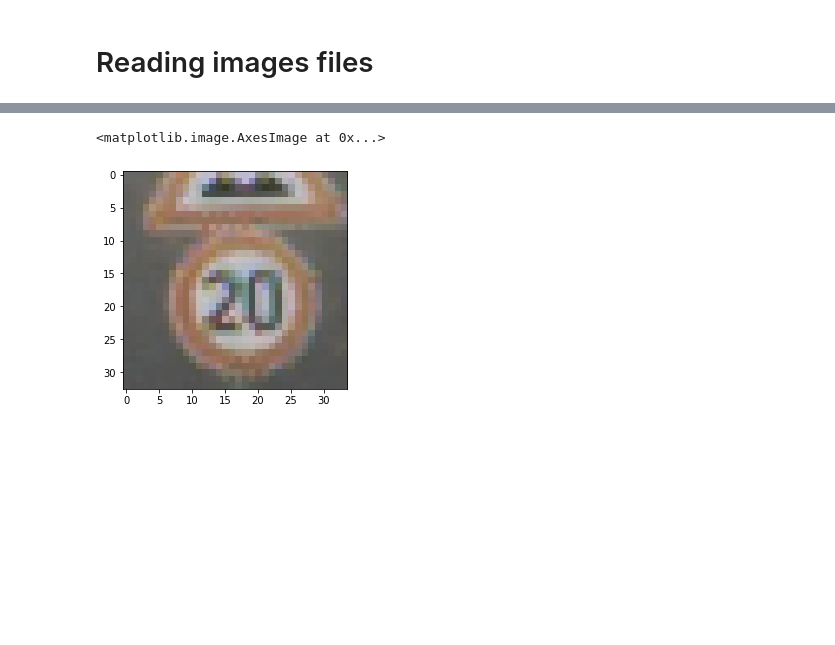
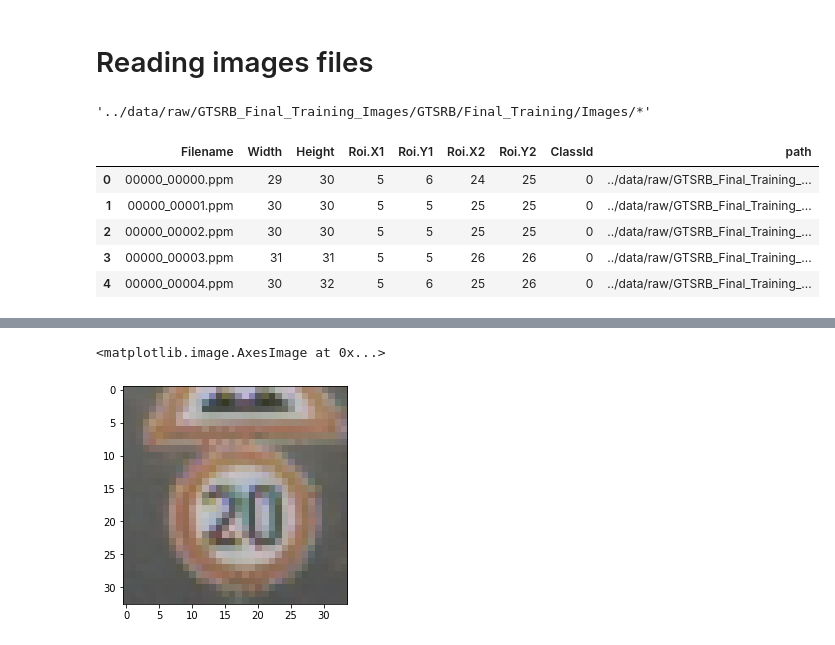
Before and after one commit to CISLos/hands-on-2022, a Jupyter notebook: notebooks/Reading_images.ipynb, the cells around one changed output, grey strips where cells are left out. Cells and saved outputs as stored; diff of their text form; code cells hidden in the pictures; blank space fills up the shorter version.

```diff
--- a/notebooks/Reading_images.ipynb
+++ b/notebooks/Reading_images.ipynb
@@ -5,0 +17,4 @@ import matplotlib.pyplot as plt
+# %%
+os.path.dirname(TRAINING_CSV_PATH)
+# %% [output]
+'../data/raw/GTSRB_Final_Training_Images/GTSRB/Final_Training/Images/*'
@@ -5,0 +71,10 @@ import matplotlib.pyplot as plt
+# %%
+images_df = build_images_database(TRAINING_CSV_PATH)
+images_df.head()
+# %% [output]
+|  | Filename | Width | Height | Roi.X1 | Roi.Y1 | Roi.X2 | Roi.Y2 | ClassId | path |
+| 0 | 00000_00000.ppm | 29 | 30 | 5 | 6 | 24 | 25 | 0 | ../data/raw/GTSRB_Final_Training_... |
+| 1 | 00000_00001.ppm | 30 | 30 | 5 | 5 | 25 | 25 | 0 | ../data/raw/GTSRB_Final_Training_... |
+| 2 | 00000_00002.ppm | 30 | 30 | 5 | 5 | 25 | 25 | 0 | ../data/raw/GTSRB_Final_Training_... |
+| 3 | 00000_00003.ppm | 31 | 31 | 5 | 5 | 26 | 26 | 0 | ../data/raw/GTSRB_Final_Training_... |
+| 4 | 00000_00004.ppm | 30 | 32 | 5 | 6 | 25 | 26 | 0 | ../data/raw/GTSRB_Final_Training_... |
```
Also changed, not shown: parts of 11 cells of this notebook.
